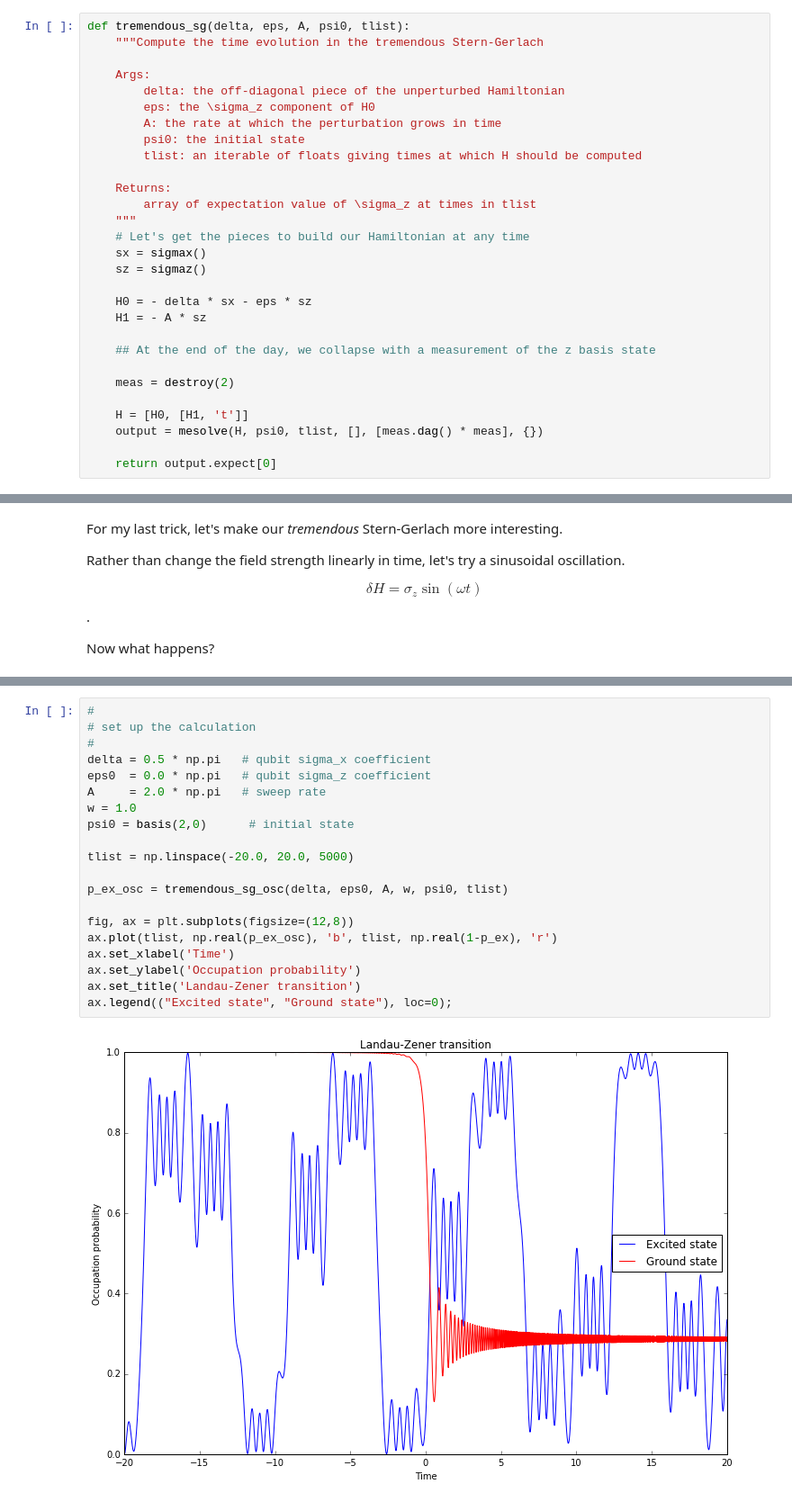
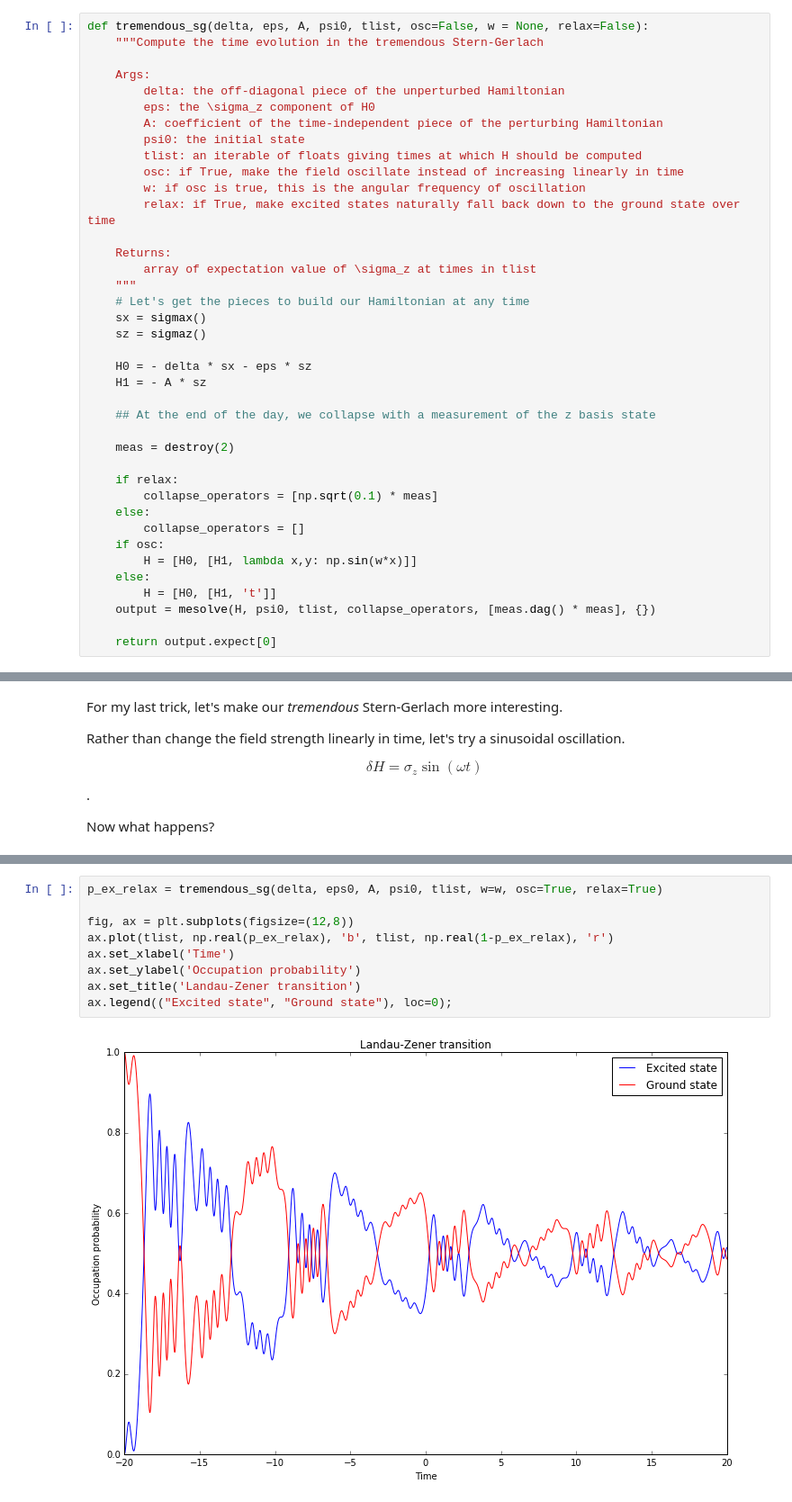
Before and after one commit to cferko/tdpt, a Jupyter notebook: 235_qutip_demo.ipynb, the cells around one changed output, grey strips where cells are left out. Shown at 90% size. Cells and saved outputs as stored; diff of their text form.

```diff
--- a/235_qutip_demo.ipynb
+++ b/235_qutip_demo.ipynb
@@ -161,13 +146,16 @@ def time_dependent_hamiltonian(t, args):
 # %%
-def tremendous_sg(delta, eps, A, psi0, tlist):
+def tremendous_sg(delta, eps, A, psi0, tlist, osc=False, w = None, relax=False):
     """Compute the time evolution in the tremendous Stern-Gerlach
 
     Args:
         delta: the off-diagonal piece of the unperturbed Hamiltonian
         eps: the \sigma_z component of H0
-        A: the rate at which the perturbation grows in time
+        A: coefficient of the time-independent piece of the perturbing Hamiltonian
         psi0: the initial state
         tlist: an iterable of floats giving times at which H should be computed
+        osc: if True, make the field oscillate instead of increasing linearly in time
+        w: if osc is true, this is the angular frequency of oscillation
+        relax: if True, make excited states naturally fall back down to the ground state over time
 
     Returns:
         array of expectation value of \sigma_z at times in tlist
@@ -183,8 +171,15 @@ def tremendous_sg(delta, eps, A, psi0, tlist):
 
     meas = destroy(2)
 
-    H = [H0, [H1, 't']]
-    output = mesolve(H, psi0, tlist, [], [meas.dag() * meas], {})
+    if relax:
+        collapse_operators = [np.sqrt(0.1) * meas]
+    else:
+        collapse_operators = []
+    if osc:
+        H = [H0, [H1, lambda x,y: np.sin(w*x)]]
+    else:
+        H = [H0, [H1, 't']]
+    output = mesolve(H, psi0, tlist, collapse_operators, [meas.dag() * meas], {})
 
     return output.expect[0]
 # %%
@@ -281,22 +253,11 @@ def tremendous_sg_osc(delta, eps, A, w, psi0, tlist):
 # %%
-#
-# set up the calculation
-#
-delta = 0.5 * np.pi   # qubit sigma_x coefficient
-eps0  = 0.0 * np.pi   # qubit sigma_z coefficient
-A     = 2.0 * np.pi   # sweep rate
-w = 1.0
-psi0 = basis(2,0)      # initial state
-
-tlist = np.linspace(-20.0, 20.0, 5000)
-
-p_ex_osc = tremendous_sg_osc(delta, eps0, A, w, psi0, tlist)
+p_ex_relax = tremendous_sg(delta, eps0, A, psi0, tlist, w=w, osc=True, relax=True)
 
 fig, ax = plt.subplots(figsize=(12,8))
-ax.plot(tlist, np.real(p_ex_osc), 'b', tlist, np.real(1-p_ex), 'r')
+ax.plot(tlist, np.real(p_ex_relax), 'b', tlist, np.real(1-p_ex_relax), 'r')
 ax.set_xlabel('Time')
 ax.set_ylabel('Occupation probability')
 ax.set_title('Landau-Zener transition')
 ax.legend(("Excited state", "Ground state"), loc=0);
 # %% [output]
-[figure, old version]
+[figure, new version]
```
Also changed, not shown: parts of 9 cells of this notebook, 1 other file.
